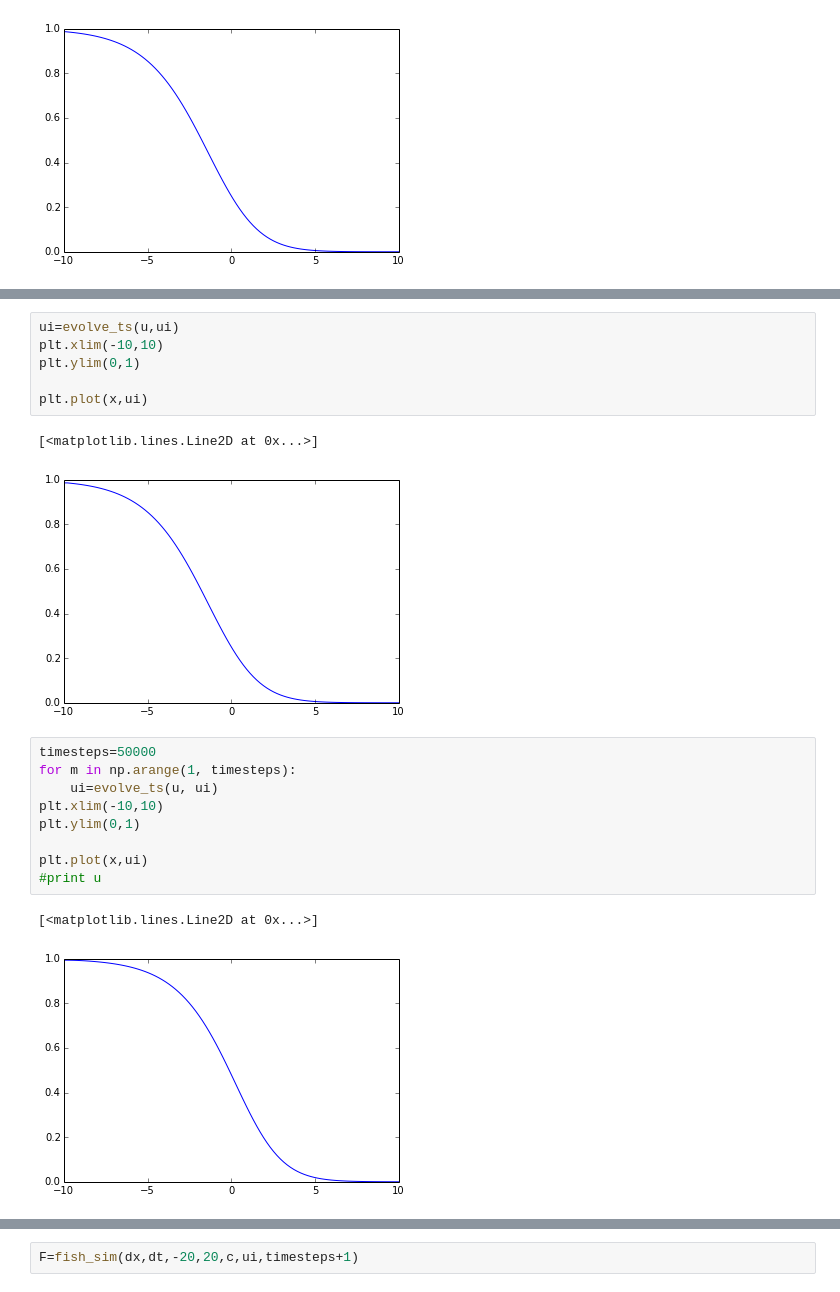
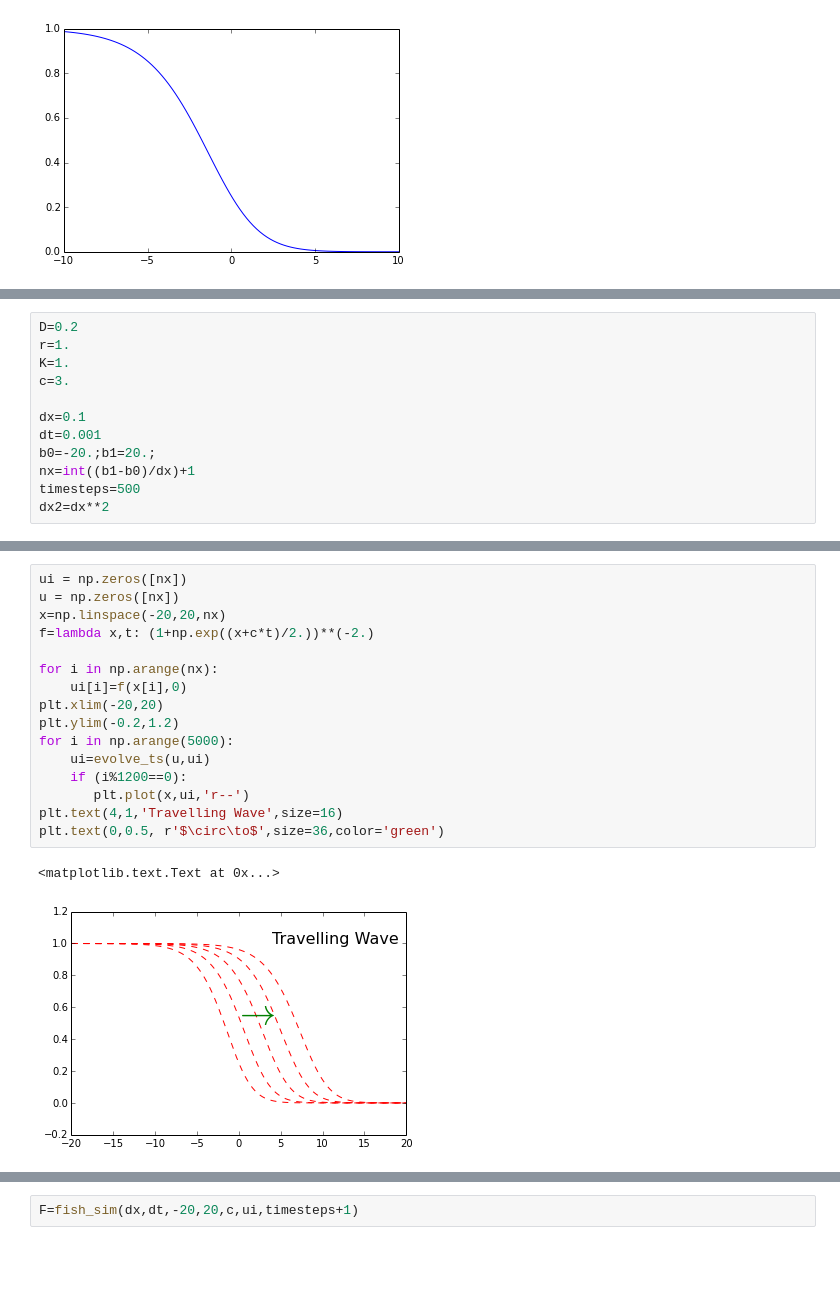
Before and after one commit to cchuang2009/DyLabIPy, a Jupyter notebook: DiffEq/diffusion.ipynb, the cells around one changed output, grey strips where cells are left out. Cells and saved outputs as stored; diff of their text form; blank space fills up the shorter version.

```diff
--- a/DiffEq/diffusion.ipynb
+++ b/DiffEq/diffusion.ipynb
@@ -224,3 +210,15 @@ dt = 0.00001
+# %%
+D=0.2
+r=1.
+K=1.
+c=3.
+
+dx=0.1
+dt=0.001
+b0=-20.;b1=20.;
+nx=int((b1-b0)/dx)+1
+timesteps=500
+dx2=dx**2
 # %%
 dx2/(r*dx2+D)
 # %% [output]
@@ -242,27 +231,25 @@ def evolve_ts(u, ui):
    u[-1]=ui[-1]+dt*(D*(ui[-2] - ui[-1])/dx2 + r*ui[-1]*(1.-ui[-1]))
    ui = np.copy(u)
    return ui
-# %%
-ui=evolve_ts(u,ui)
-plt.xlim(-10,10)
-plt.ylim(0,1)
-
-plt.plot(x,ui)
-# %% [output]
-[<matplotlib.lines.Line2D at 0x...>]
-[figure, removed]
-# %%
-timesteps=50000
-for m in np.arange(1, timesteps):
-    ui=evolve_ts(u, ui)
-plt.xlim(-10,10)
-plt.ylim(0,1)
-
-plt.plot(x,ui)
-#print u
-# %% [output]
-[<matplotlib.lines.Line2D at 0x...>]
-[figure, removed]
+# %%
+ui = np.zeros([nx])
+u = np.zeros([nx])
+x=np.linspace(-20,20,nx)
+f=lambda x,t: (1+np.exp((x+c*t)/2.))**(-2.)
+
+for i in np.arange(nx):
+    ui[i]=f(x[i],0)
+plt.xlim(-20,20)
+plt.ylim(-0.2,1.2)
+for i in np.arange(5000):
+    ui=evolve_ts(u,ui)
+    if (i%1200==0):
+       plt.plot(x,ui,'r--')
+plt.text(4,1,'Travelling Wave',size=16)
+plt.text(0,0.5, r'$\circ\to$',size=36,color='green')
+# %% [output]
+<matplotlib.text.Text at 0x...>
+[figure, added]
 # %%
 D=0.1
 r=1.
```
Also changed, not shown: parts of 13 cells of this notebook.
